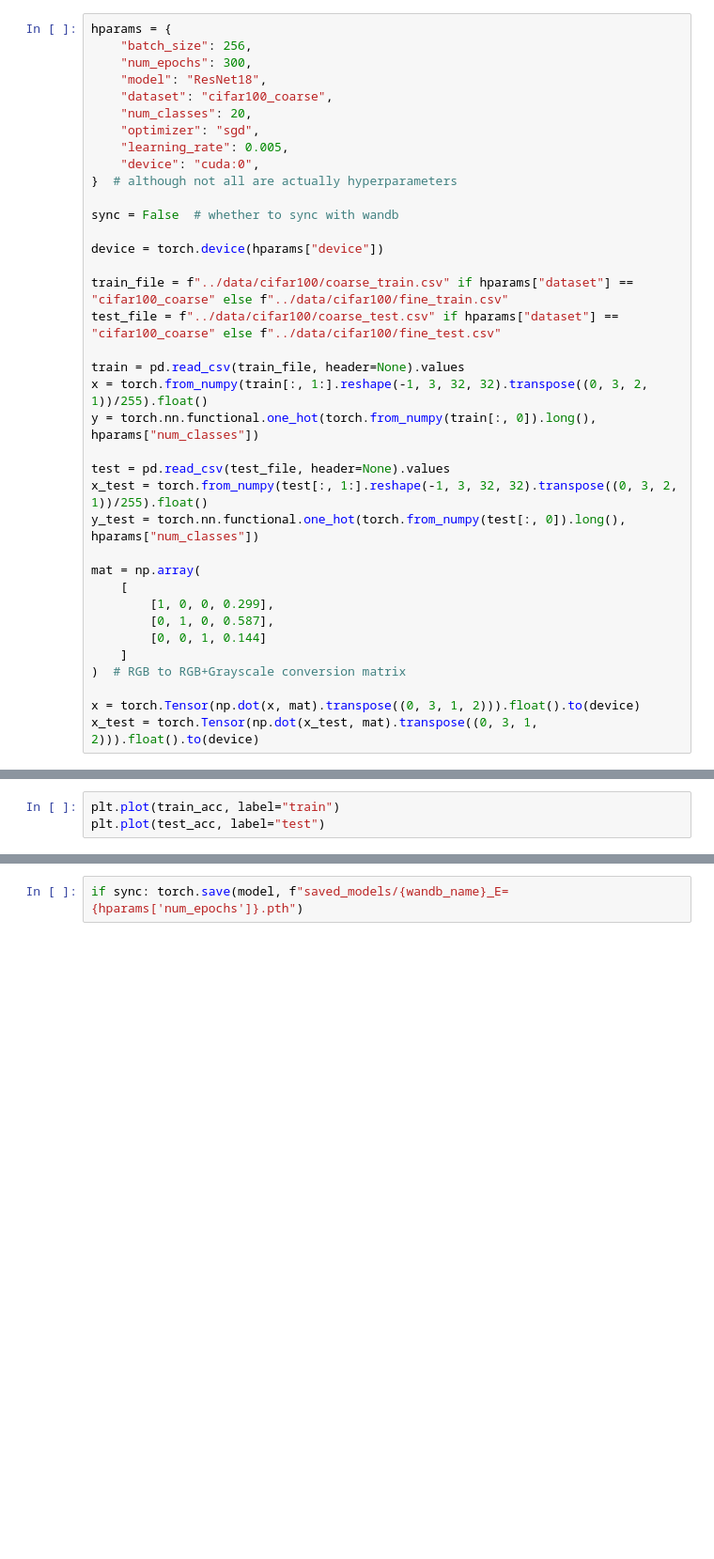
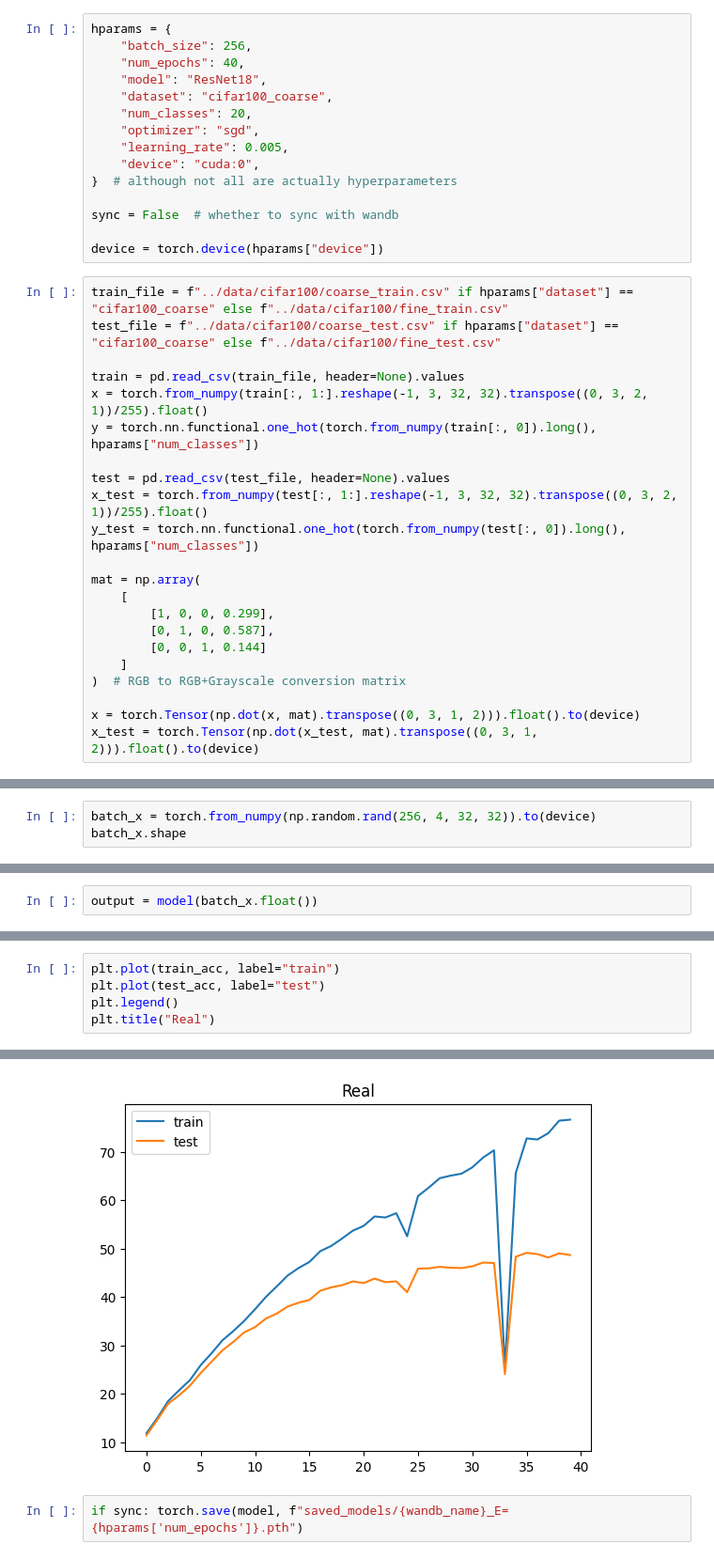
Before and after one commit to smlab-niser/quatLT23, a Jupyter notebook: 4_cifar100_resnet/real.ipynb, the cells around one changed output, grey strips where cells are left out. Shown: that part at 94% size. Saved outputs shown, nothing was run; the diff lists cells and outputs as text; blank space fills up the shorter version.

```diff
--- a/4_cifar100_resnet/real.ipynb
+++ b/4_cifar100_resnet/real.ipynb
@@ -22,19 +13,19 @@ Block: in_channels = 2048 intermediate_channels = 512 stride = 1
+# %%
+hparams = {
+    "batch_size": 256,
+    "num_epochs": 40,
+    "model": "ResNet18",
+    "dataset": "cifar100_coarse",
+    "num_classes": 20,
+    "optimizer": "sgd",
+    "learning_rate": 0.005,
+    "device": "cuda:0",
+}  # although not all are actually hyperparameters
+
+sync = False  # whether to sync with wandb
+
+device = torch.device(hparams["device"])
 # %%
-hparams = {
-    "batch_size": 256,
-    "num_epochs": 300,
-    "model": "ResNet18",
-    "dataset": "cifar100_coarse",
-    "num_classes": 20,
-    "optimizer": "sgd",
-    "learning_rate": 0.005,
-    "device": "cuda:0",
-}  # although not all are actually hyperparameters
-
-sync = False  # whether to sync with wandb
-
-device = torch.device(hparams["device"])
-
 train_file = f"../data/cifar100/coarse_train.csv" if hparams["dataset"] == "cifar100_coarse" else f"../data/cifar100/fine_train.csv"
 test_file = f"../data/cifar100/coarse_test.csv" if hparams["dataset"] == "cifar100_coarse" else f"../data/cifar100/fine_test.csv"
 
@@ -75,3 +66,6 @@ if sync:
     import wandb
     wandb.init(project="QuatLT23", name=wandb_name, config=hparams)
     wandb.watch(model)
+# %%
+batch_x = torch.from_numpy(np.random.rand(256, 4, 32, 32)).to(device)
+batch_x.shape
@@ -78,3 +74,5 @@ if sync:
+# %%
+output = model(batch_x.float())
 # %%
 num_epochs = hparams["num_epochs"]
 batch_size = hparams["batch_size"]
@@ -126,3 +127,6 @@ plt.plot(losses)
 # %%
 plt.plot(train_acc, label="train")
 plt.plot(test_acc, label="test")
+plt.legend()
+plt.title("Real")
+# %% [output]
@@ -129,3 +134,4 @@ plt.plot(test_acc, label="test")
+[figure, added]
 # %%
 if sync: torch.save(model, f"saved_models/{wandb_name}_E={hparams['num_epochs']}.pth")
 # %%
```
Also changed, not shown: parts of 5 cells of this notebook, 10 other files.
